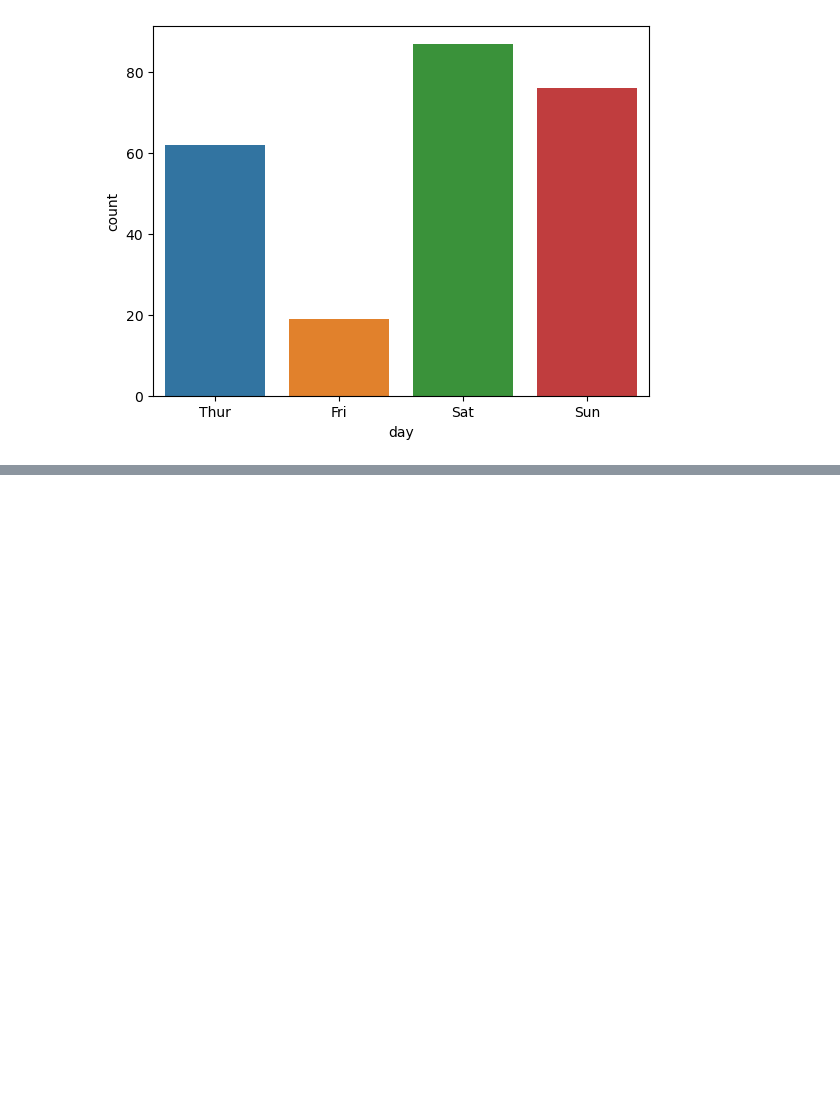
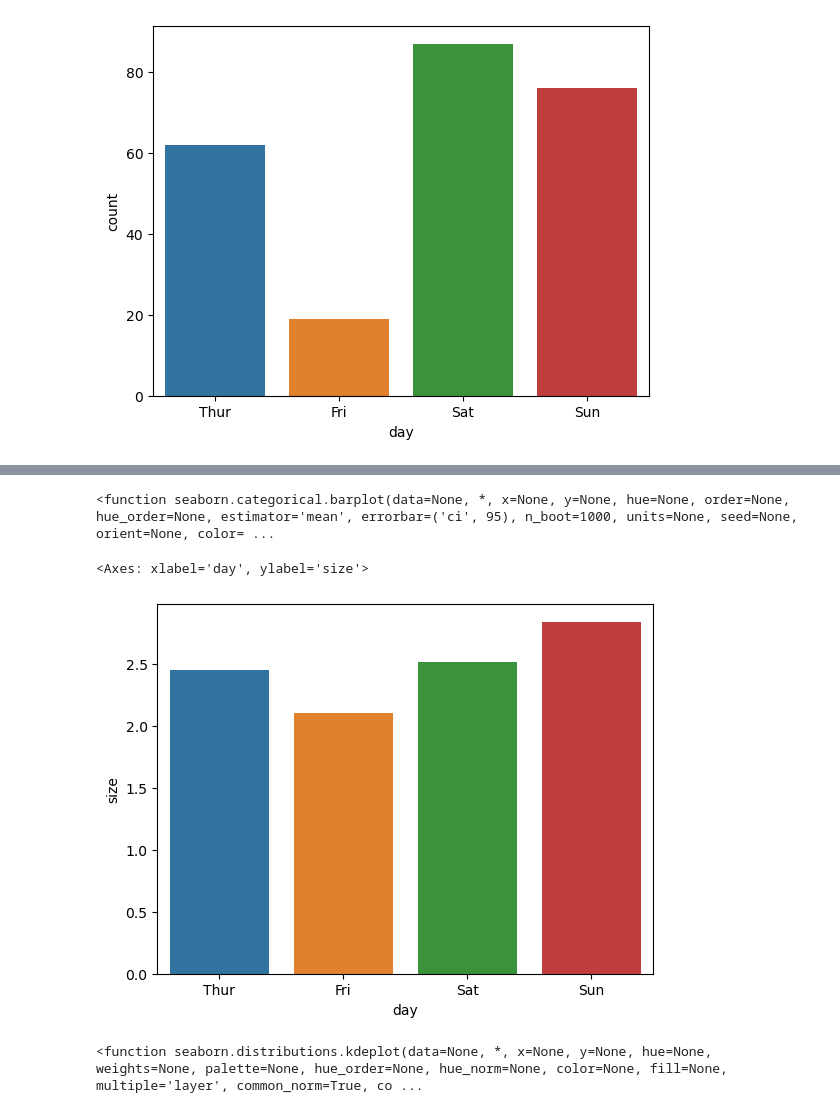
Before and after one commit to layla-focalors/pandas_learning, a Jupyter notebook: Lumine/Paimon.ipynb, the cells around one changed output, grey strips where cells are left out. Cells and saved outputs as stored; diff of their text form; code cells hidden in the pictures; blank space fills up the shorter version.

```diff
--- a/Lumine/Paimon.ipynb
+++ b/Lumine/Paimon.ipynb
@@ -1208,0 +1225,13 @@ sns.countplot(x="day" , data=df)
+# %%
+sns.barplot
+# %% [output]
+<function seaborn.categorical.barplot(data=None, *, x=None, y=None, hue=None, order=None, hue_order=None, estimator='mean', errorbar=('ci', 95), n_boot=1000, units=None, seed=None, orient=None, color= ...
+# %%
+sns.barplot(x="day", y="size", data=df, errorbar=None)
+# %% [output]
+<Axes: xlabel='day', ylabel='size'>
+[figure, added]
+# %%
+sns.kdeplot
+# %% [output]
+<function seaborn.distributions.kdeplot(data=None, *, x=None, y=None, hue=None, weights=None, palette=None, hue_order=None, hue_norm=None, color=None, fill=None, multiple='layer', common_norm=True, co ...
```
Also changed, not shown: parts of 62 cells of this notebook.
